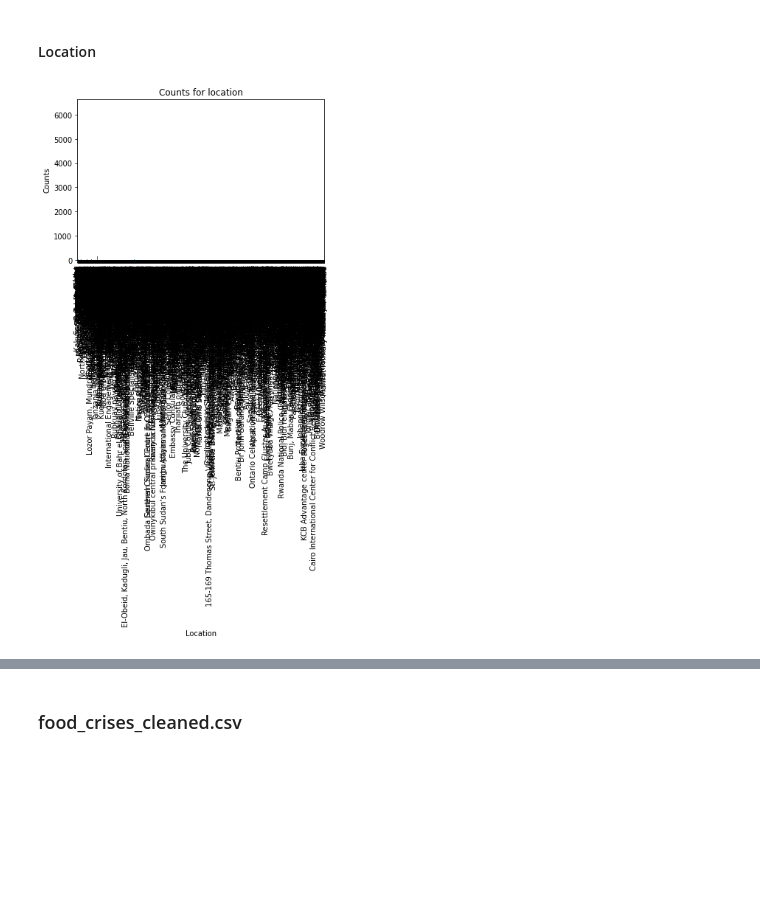
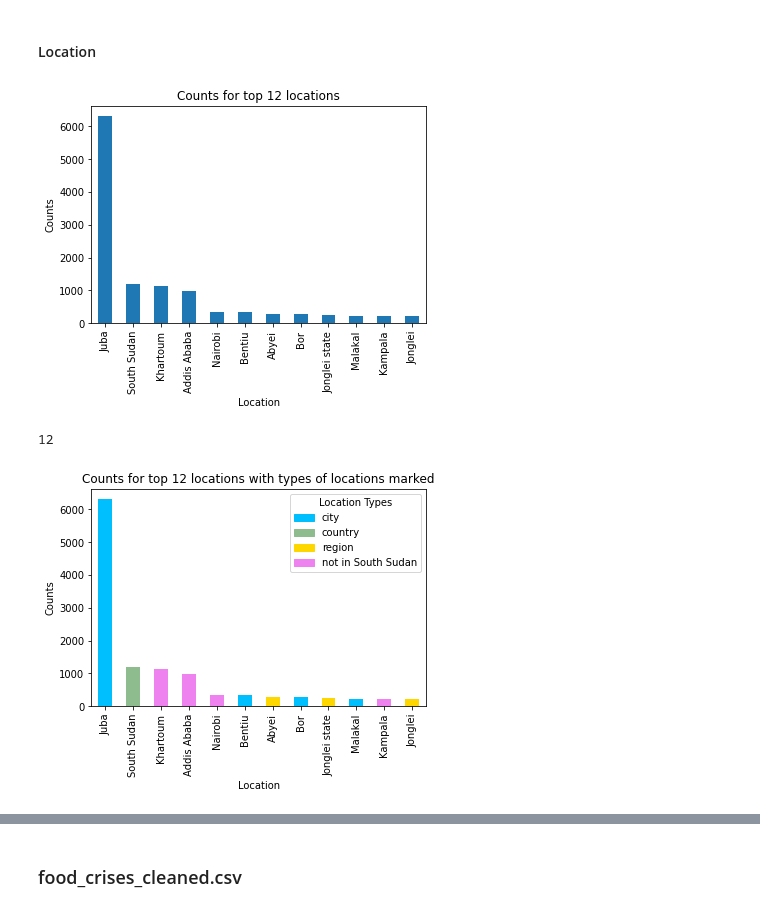
Before and after one commit to khknopp/JBG060-DC3, a Jupyter notebook: EDA_Ala.ipynb, the cells around one changed output, grey strips where cells are left out. Saved outputs shown, nothing was run; the diff lists cells and outputs as text; code cells hidden in the pictures; blank space fills up the shorter version.

Commit message:
checked articles' location

```diff
--- a/EDA_Ala.ipynb
+++ b/EDA_Ala.ipynb
@@ -226,11 +226,50 @@ plt.show()
 #### Location
 # %%
 df_grouped_by_loc = df.groupby(pd.Grouper(key='location_article')).size()
+df_grouped_by_loc = df_grouped_by_loc.sort_values(ascending=False)
+top_12_locations = df_grouped_by_loc.head(12)
 
-df_grouped_by_loc.plot.bar()
-plt.title('Counts for location')
+top_12_locations.plot.bar()
+plt.title('Counts for top 12 locations')
 plt.xlabel('Location')
 plt.ylabel('Counts')
 plt.show()
 # %% [output]
-[figure, old version]
+[figure, new version]
+# %%
+top_12_locations = df_grouped_by_loc.sort_values(ascending=False).head(12)
+top_12_locations_list = top_12_locations.index.tolist()
+
+# manual check
+types = ['city', 'country', 'not in South Sudan', 'not in South Sudan', 'not in South Sudan', 'city', 'region', 'city', 'region', 'city', 'not in South Sudan', 'region']
+# %% [output]
+12
+# %%
+df_grouped_by_loc = df.groupby(pd.Grouper(key='location_article')).size()
+df_grouped_by_loc = df_grouped_by_loc.sort_values(ascending=False)
+top_12_locations = df_grouped_by_loc.head(12)
+top_12_locations_list = top_12_locations.index.tolist()
+types = ['city', 'country', 'not in South Sudan', 'not in South Sudan', 'not in South Sudan', 'city', 'region', 'city', 'region', 'city', 'not in South Sudan', 'region']
+
+import matplotlib.patches as mpatches
+
+type_colors = {
+    'city': 'deepskyblue',
+    'country': 'darkseagreen',
+    'region': 'gold',
+    'not in South Sudan': 'violet'
+}
+
+location_colors = [type_colors[type] for type in types]
+
+top_12_locations.plot.bar(color=location_colors)
+plt.title('Counts for top 12 locations with types of locations marked')
+plt.xlabel('Location')
+plt.ylabel('Counts')
+
+legend_patches = [mpatches.Patch(color=color, label=type) for type, color in type_colors.items()]
+plt.legend(handles=legend_patches, title='Location Types')
+
+plt.show()
+# %% [output]
+[figure, added]
```
Also changed, not shown: parts of 4 cells of this notebook.
